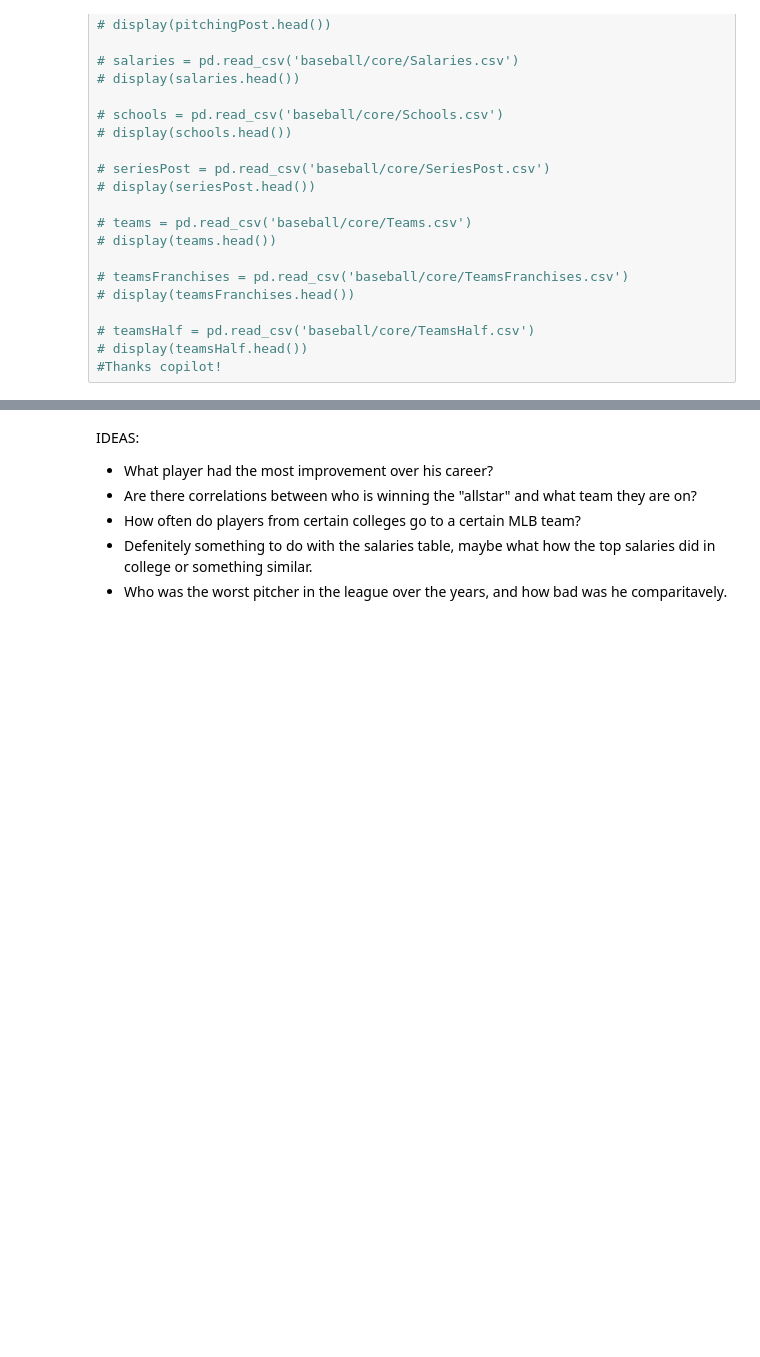
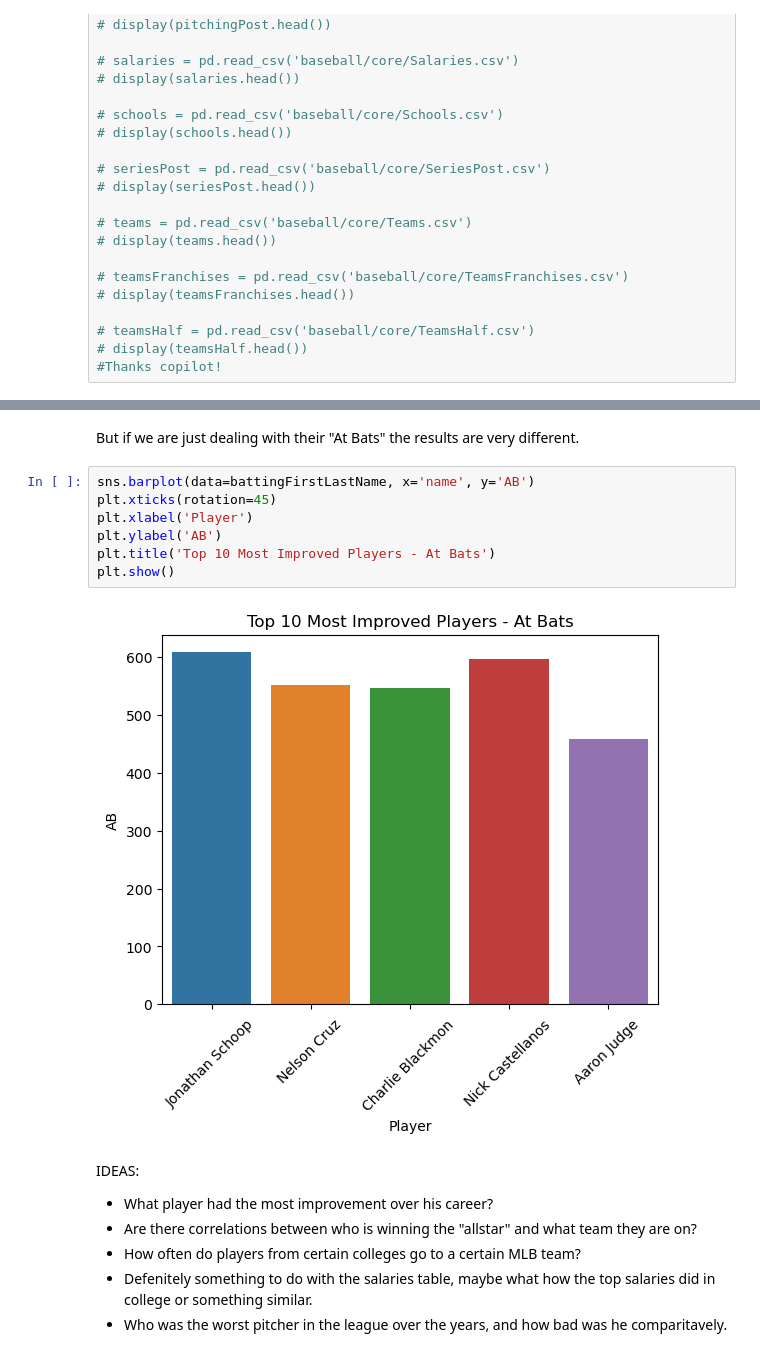
Before and after one commit to Treyson-Grange/cs5830_project1, a Jupyter notebook: project1.ipynb, the cells around one changed output, grey strips where cells are left out. Cells and saved outputs as stored; diff of their text form; blank space fills up the shorter version.

```diff
--- a/project1.ipynb
+++ b/project1.ipynb
@@ -207,3 +204,14 @@ display(battingFirstLastName)
+# %% [markdown]
+But if we are just dealing with their "At Bats" the results are very different.
+# %%
+sns.barplot(data=battingFirstLastName, x='name', y='AB')
+plt.xticks(rotation=45)
+plt.xlabel('Player')
+plt.ylabel('AB')
+plt.title('Top 10 Most Improved Players - At Bats')
+plt.show()
+# %% [output]
+[figure, added]
 # %% [markdown]
 IDEAS:
 - What player had the most improvement over his career?
```
Also changed, not shown: parts of 4 cells of this notebook.
